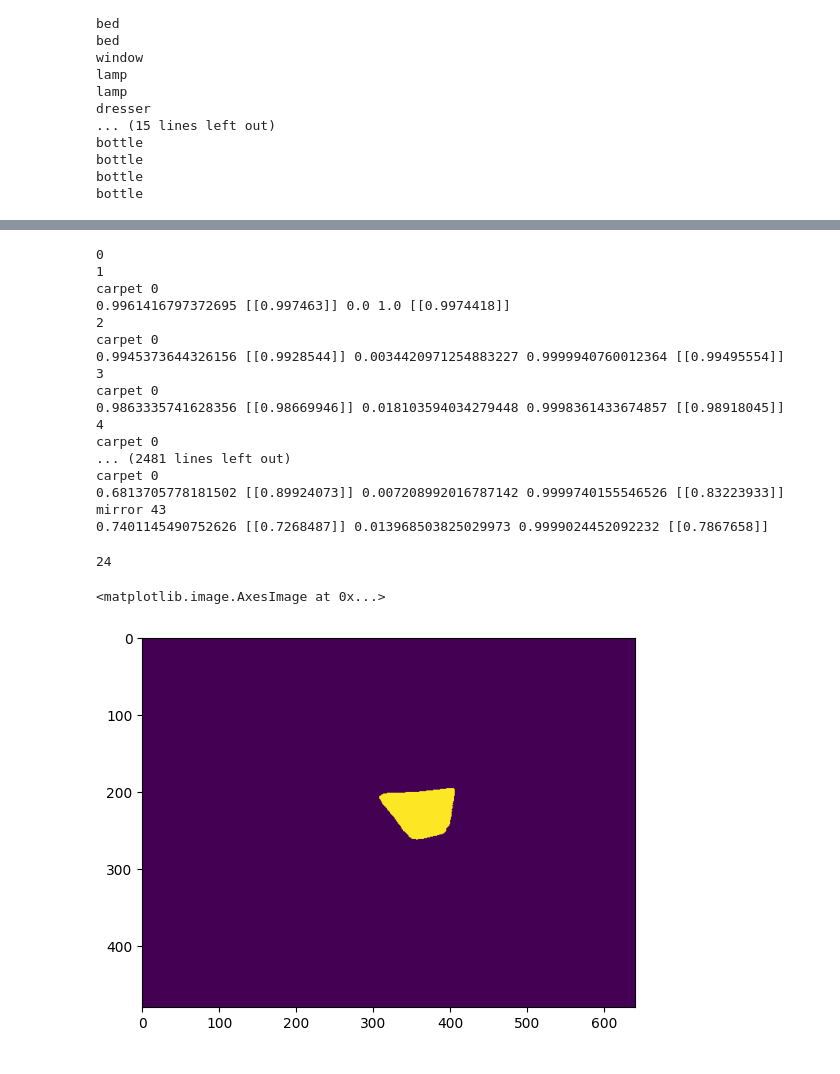
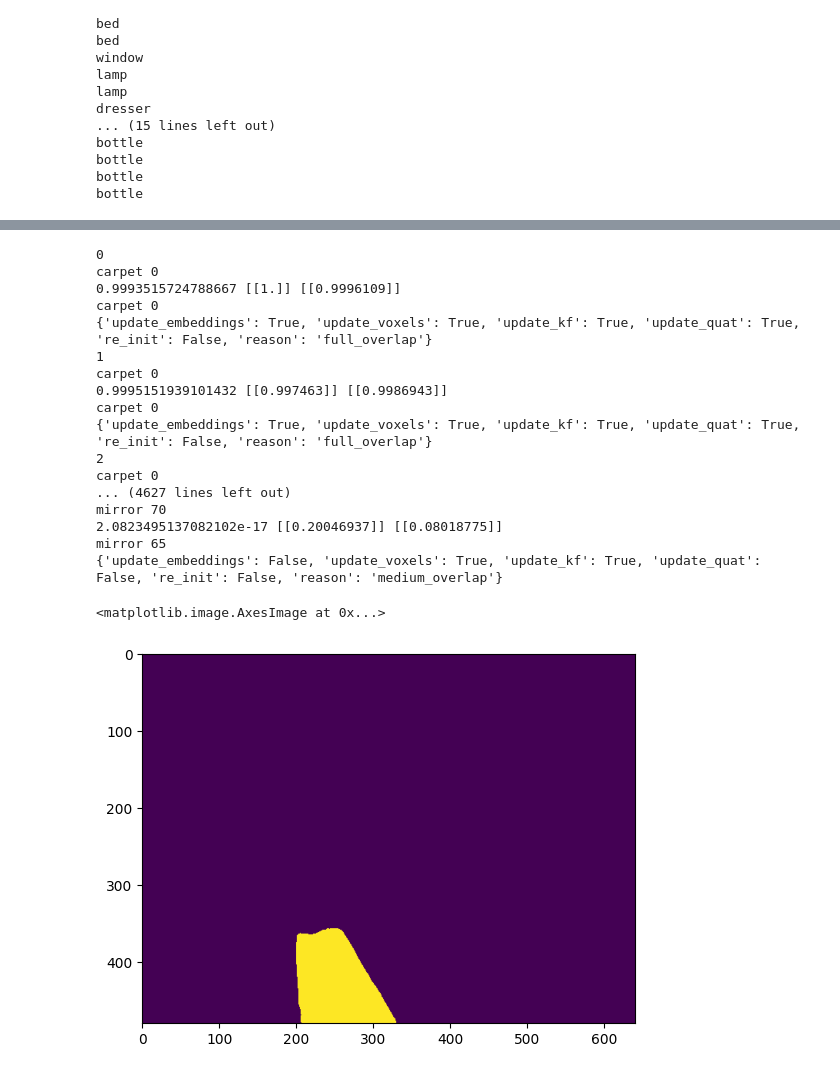
Before and after one commit to KIrillPal/SceneGraph, a Jupyter notebook: notes/3d_tracker.ipynb, the cells around one changed output, grey strips where cells are left out. Cells and saved outputs as stored; diff of their text form; code cells hidden in the pictures.

Commit message:
[FEAT] Added new track merging strategy

```diff
--- a/notes/3d_tracker.ipynb
+++ b/notes/3d_tracker.ipynb
@@ -283,0 +304,2 @@ def get_obj_point_cloud(points,clean_mask,mask,h= 378,w =504):
+# %%
+indices = np.indices((h,w))
@@ -376,7 +415,7 @@ def compute_metrics(pcd_track, pcd_det, sigma=0.1):
     size = np.linalg.norm([max(xmax1,xmax2)-min(xmin1,xmin2),max(ymax1,ymax2)-min(ymin1,ymin2),max(zmax1,zmax2)-min(zmin1,zmin2)])
     return similarity,mean_dist,size
 # %%
-tracks_dir = '/home/kondrashov_k/mipt/lab/vggt_results/tracks/2'
+tracks_dir = 'tracks/%s/' %(file_dir_name)
 track_files = sorted(os.listdir(tracks_dir))
 # %%
 tracks = {}
@@ -1417,12 +1599,27 @@ for i in range(len(images)):
             det['sam_id']=j
             det['cls']=tracks[j]['cls']
             det['mask']=tracks[j]['masks'][i]
-            det['points']=get_obj_point_cloud(points_per_frame[i],
+            pcd0, xs_masked,ys_masked =get_obj_point_cloud(images[i],points_per_frame[i],
                                               points_per_frame_masks[i],
                                               det['mask'],h,w)
+            det['points']=np.asarray(pcd0.points)
+            if len(det['points'])<5:
+                continue
             det['embedding']=get_object_embedding(frame_embeds[i],det['mask']).reshape(1,-1)
             det['text_embedding']=text_embs[det['cls']]
-            if len(det['points'])>5:
+            kps0_, descs0_ = extract_keypoints(images[i],det['mask'])
+            xys0 = [(xs_masked[k],ys_masked[k]) for k in range(len(xs_masked))]
+
+            keypoints0_3d_, mask0 = get_3d_for_keypoints(kps0_, xys0,np.array(pcd0.points))
+            descs0 = descs0_[mask0]
+            det['keypoints_3d'] = np.asarray(keypoints0_3d_)[mask0]
+            kps0 = []
+            for k in range(len(kps0_)):
+                if mask0[k]:
+                    kps0.append(kps0_[k])
+            det['keypoints']=kps0
+            det['descriptors']=descs0
+            if len(det['keypoints_3d'])>0:
                 detections.append(det)
     tracker.update(detections,i)
 
@@ -1432,37 +1629,35 @@ for i in range(len(images)):
         existing_tracks[int(t.id)] = t
 
     for tid, t in existing_tracks.items():
-        pcd_local = t.voxels.get_pcd()
-        pts_local = np.asarray(pcd_local.points)
-        if len(pts_local) == 0:
+        pcd_global = t.voxels.get_pcd()
+        pcd_global = np.asarray(pcd_global.points)
+        if len(pcd_global) == 0:
             continue
-        center = t.kf.x[:3][:, 0]
-        quat = t.quat_filter.current_quat
-        pts_global = local2global(pts_local, center, quat2matrix(quat)).astype(np.float32)
+        pts_global = pcd_global.astype(np.float32)
         if tid not in track_voxels_history:
             track_voxels_history[tid] = {}
         track_voxels_history[tid][int(i)] = pts_global
 # %% [output]
 0
+carpet 0
+0.9993515724788667 [[1.]] [[0.9996109]]
+carpet 0
+{'update_embeddings': True, 'update_voxels': True, 'update_kf': True, 'update_quat': True, 're_init': False, 'reason': 'full_overlap'}
 1
 carpet 0
-0.9961416797372695 [[0.997463]] 0.0 1.0 [[0.9974418]]
+0.9995151939101432 [[0.997463]] [[0.9986943]]
+carpet 0
+{'update_embeddings': True, 'update_voxels': True, 'update_kf': True, 'update_quat': True, 're_init': False, 'reason': 'full_overlap'}
 2
 carpet 0
-0.9945373644326156 [[0.9928544]] 0.0034420971254883227 0.9999940760012364 [[0.99495554]]
-3
-carpet 0
-0.9863335741628356 [[0.98669946]] 0.018103594034279448 0.9998361433674857 [[0.98918045]]
-4
-carpet 0
-... (2481 lines left out)
-carpet 0
-0.6813705778181502 [[0.89924073]] 0.007208992016787142 0.9999740155546526 [[0.83223933]]
-mirror 43
-0.7401145490752626 [[0.7268487]] 0.013968503825029973 0.9999024452092232 [[0.7867658]]
+... (4627 lines left out)
+mirror 70
+2.0823495137082102e-17 [[0.20046937]] [[0.08018775]]
+mirror 65
+{'update_embeddings': False, 'update_voxels': True, 'update_kf': True, 'update_quat': False, 're_init': False, 'reason': 'medium_overlap'}
 # %%
 def get_current_tracks(tracker):
-    tracks = [t for t in tracker.tracks if t.state=='active']
+    tracks = [t for t in tracker.tracks]
     lost_tracks = [t for t in tracker.lost_tracks if t.hits>=t.min_hits_to_activate]
     current_tracks = tracks.copy()
     current_tracks.extend(lost_tracks)
@@ -1516,4 +1723,0 @@ all_tracks = get_current_tracks(tracker)
-# %%
-len(all_tracks)
-# %% [output]
-24
@@ -1520,5 +1726,5 @@ len(all_tracks)
 # %%
-plt.imshow(all_tracks[0].masks[182])
+plt.imshow(all_tracks[0].masks[20])
 # %% [output]
 <matplotlib.image.AxesImage at 0x...>
-[figure, old version]
+[figure, new version]
```
Also changed, not shown: parts of 42 cells of this notebook.
